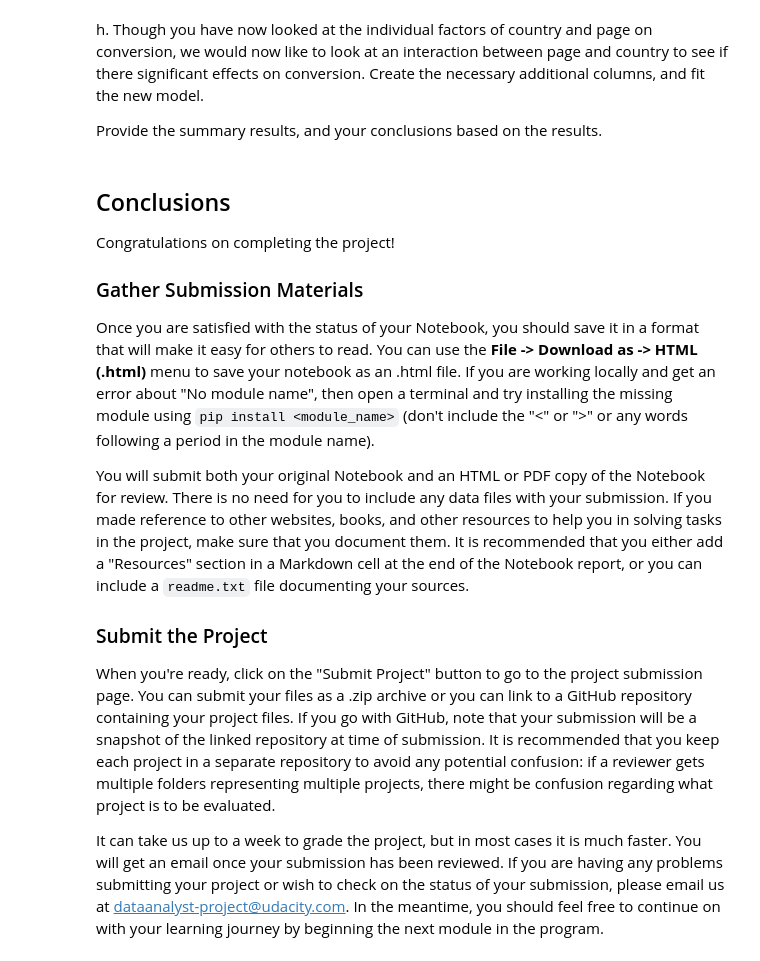
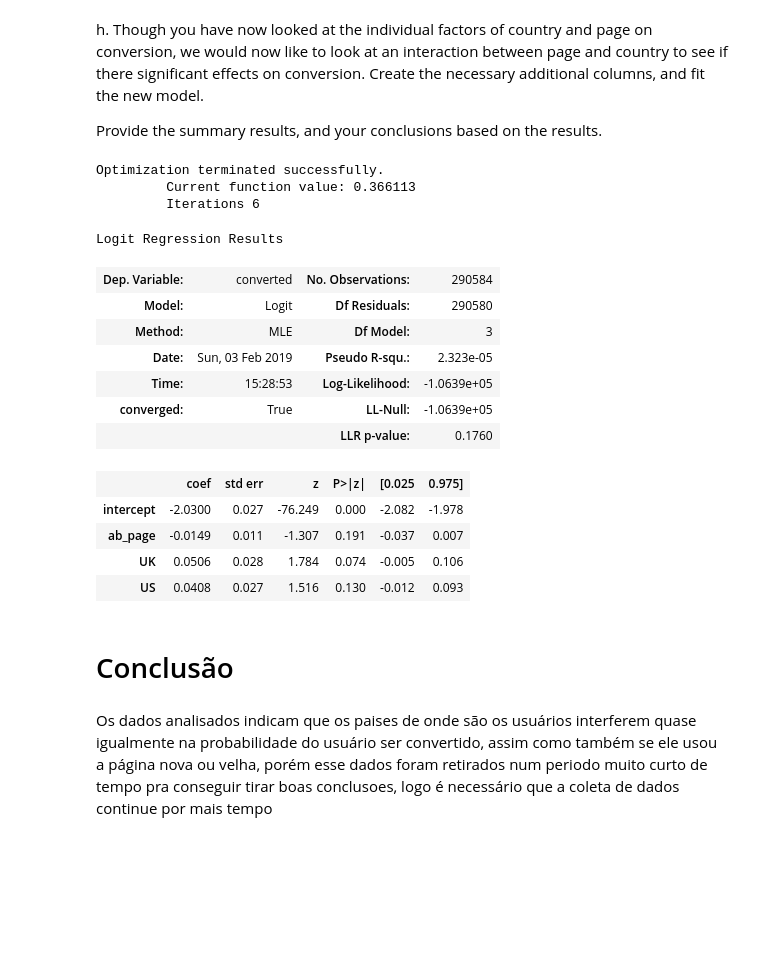
Before and after one commit to raffOps/trabalho_estatistica, a Jupyter notebook: Analyze_ab_test_results_notebook.ipynb, the cells around one changed output. Cells and saved outputs as stored; diff of their text form; code cells hidden in the pictures; blank space fills up the shorter version.

Commit message:
correcao markdown

```diff
--- a/Analyze_ab_test_results_notebook.ipynb
+++ b/Analyze_ab_test_results_notebook.ipynb
@@ -339,3 +365,5 @@ df_new = countries_df.set_index('user_id').join(df2.set_index('user_id'), how='i
+# %%
+df_new[["UK","US"]] = pd.get_dummies(df_new.country)[["UK","US"]]
 # %% [markdown]
 h. Though you have now looked at the individual factors of country and page on conversion, we would now like to look at an interaction between page and country to see if there significant effects on conversion.  Create the necessary additional columns, and fit the new model.
 
@@ -345,17 +371,27 @@ Provide the summary results, and your conclusions based on the results.
-# %% [markdown]
-<a id='conclusions'></a>
-## Conclusions
-
-Congratulations on completing the project!
-
-### Gather Submission Materials
-
-Once you are satisfied with the status of your Notebook, you should save it in a format that will make it easy for others to read. You can use the __File -> Download as -> HTML (.html)__ menu to save your notebook as an .html file. If you are working locally and get an error about "No module name", then open a terminal and try installing the missing module using `pip install <module_name>` (don't include the "<" or ">" or any words following a period in the module name).
-
-You will submit both your original Notebook and an HTML or PDF copy of the Notebook for review. There is no need for you to include any data files with your submission. If you made reference to other websites, books, and other resources to help you in solving tasks in the project, make sure that you document them. It is recommended that you either add a "Resources" section in a Markdown cell at the end of the Notebook report, or you can include a `readme.txt` file documenting your sources.
-
-### Submit the Project
-
-When you're ready, click on the "Submit Project" button to go to the project submission page. You can submit your files as a .zip archive or you can link to a GitHub repository containing your project files. If you go with GitHub, note that your submission will be a snapshot of the linked repository at time of submission. It is recommended that you keep each project in a separate repository to avoid any potential confusion: if a reviewer gets multiple folders representing multiple projects, there might be confusion regarding what project is to be evaluated.
-
-It can take us up to a week to grade the project, but in most cases it is much faster. You will get an email once your submission has been reviewed. If you are having any problems submitting your project or wish to check on the status of your submission, please email us at dataanalyst-project@udacity.com. In the meantime, you should feel free to continue on with your learning journey by beginning the next module in the program.
+# %%
+rm = sm.Logit(df_new.converted, df_new[["intercept", "ab_page", "UK", "US"]])
+resultado = rm.fit()
+# %% [output]
+Optimization terminated successfully.
+         Current function value: 0.366113
+         Iterations 6
+# %%
+resultado.summary()
+# %% [output]
+Logit Regression Results
+| Dep. Variable: | converted | No. Observations: | 290584 |
+| Model: | Logit | Df Residuals: | 290580 |
+| Method: | MLE | Df Model: | 3 |
+| Date: | Sun, 03 Feb 2019 | Pseudo R-squ.: | 2.323e-05 |
+| Time: | 15:28:53 | Log-Likelihood: | -1.0639e+05 |
+| converged: | True | LL-Null: | -1.0639e+05 |
+|  |  | LLR p-value: | 0.1760 |
+|  | coef | std err | z | P>|z| | [0.025 | 0.975] |
+| intercept | -2.0300 | 0.027 | -76.249 | 0.000 | -2.082 | -1.978 |
+| ab_page | -0.0149 | 0.011 | -1.307 | 0.191 | -0.037 | 0.007 |
+| UK | 0.0506 | 0.028 | 1.784 | 0.074 | -0.005 | 0.106 |
+| US | 0.0408 | 0.027 | 1.516 | 0.130 | -0.012 | 0.093 |
+# %% [markdown]
+# Conclusão
+# %% [markdown]
+Os dados analisados indicam que os paises de onde são os usuários interferem quase igualmente na probabilidade do usuário ser convertido, assim como também se ele usou a página nova ou velha, porém esse dados foram retirados num periodo muito curto de tempo pra conseguir tirar boas conclusoes, logo é necessário que a coleta de dados continue por mais tempo
```
Also changed, not shown: parts of 33 cells of this notebook.
